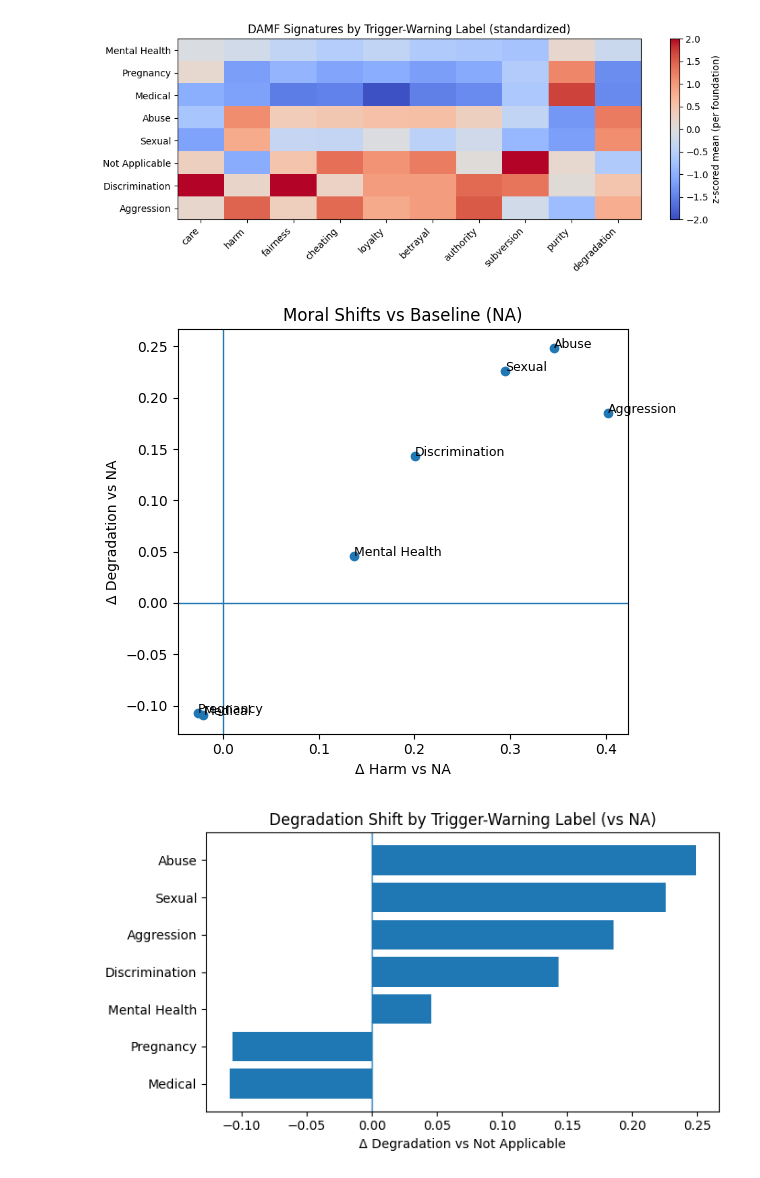
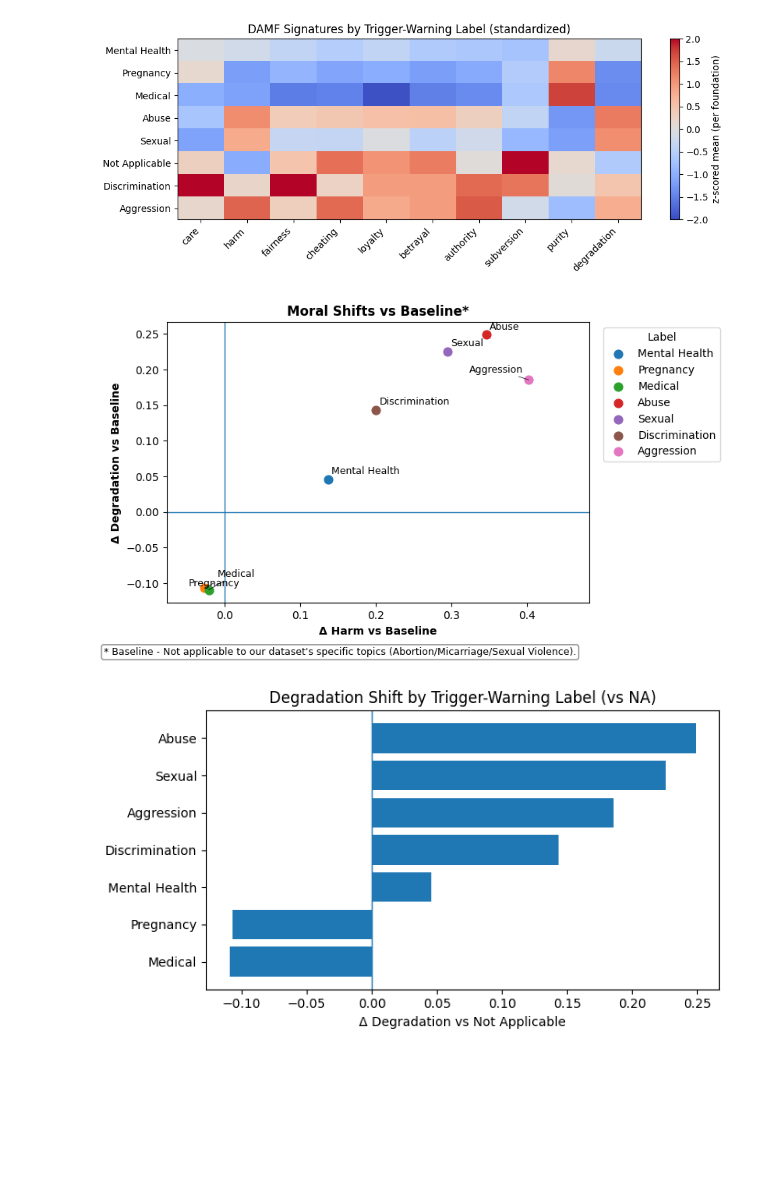
Before and after one commit to ShirleneRose/TriggerWarnings, a Jupyter notebook: jupyter-notebooks/DAMF.ipynb, the cells around one changed output. Saved outputs shown, nothing was run; the diff lists cells and outputs as text; code cells hidden in the pictures; blank space fills up the shorter version.

```diff
--- a/jupyter-notebooks/DAMF.ipynb
+++ b/jupyter-notebooks/DAMF.ipynb
@@ -609,21 +608,85 @@ plt.show()
 # %% [output]
 [figure]
 # %%
-plt.figure(figsize=(6,5))
-plt.scatter(tw_delta["damf_harm_delta_vs_NA"], tw_delta["damf_degradation_delta_vs_NA"])
+import matplotlib.pyplot as plt
 
+fig, ax = plt.subplots(figsize=(7,5))
+
+labels = tw_delta["tw_label"].unique()
+cmap = plt.get_cmap("tab10")
+color_map = {lab: cmap(i % 10) for i, lab in enumerate(labels)}
+
+# scatter points (different color per label)
+for lab in labels:
+    d = tw_delta[tw_delta["tw_label"] == lab]
+    ax.scatter(
+        d["damf_harm_delta_vs_NA"],
+        d["damf_degradation_delta_vs_NA"],
+        label=lab,
+        color=color_map[lab],
+        s=60
+    )
+
+# Offsets to avoid overlaps/clipping
+offsets = {
+    "Pregnancy": (-15, 0),
+    "Medical": (8, 10),
+    "Aggression": (-55, 5),
+}
+
+# label each point
 for _, r in tw_delta.iterrows():
-    plt.text(r["damf_harm_delta_vs_NA"], r["damf_degradation_delta_vs_NA"], r["tw_label"], fontsize=9)
+    x = r["damf_harm_delta_vs_NA"]
+    y = r["damf_degradation_delta_vs_NA"]
+    lab = r["tw_label"]
 
-plt.axhline(0, linewidth=1)
-plt.axvline(0, linewidth=1)
-plt.xlabel("Δ Harm vs NA")
-plt.ylabel("Δ Degradation vs NA")
-plt.title("Moral Shifts vs Baseline (NA)")
-plt.tight_layout()
+    dx, dy = offsets.get(lab, (3, 3))
+    ax.annotate(
+        lab,
+        (x, y),
+        xytext=(dx, dy),
+        textcoords="offset points",
+        fontsize=9,
+        ha="left",
+        va="bottom",
+        arrowprops=dict(arrowstyle="-", lw=0.5, shrinkA=0, shrinkB=0) if lab in offsets else None,
+        clip_on=False
+    )
+
+# add a little right-side padding so rightmost labels have space
+xmin = tw_delta["damf_harm_delta_vs_NA"].min()
+xmax = tw_delta["damf_harm_delta_vs_NA"].max()
+ax.set_xlim(xmin - 0.05, xmax + 0.08)
+
+# reference lines
+ax.axhline(0, linewidth=1)
+ax.axvline(0, linewidth=1)
+
+# ✅ bold + updated title text
+ax.set_title("Moral Shifts vs Baseline*", fontweight="bold")
+ax.set_xlabel("Δ Harm vs Baseline", fontweight="bold")
+ax.set_ylabel("Δ Degradation vs Baseline", fontweight="bold")
+
+# legend
+ax.legend(title="Label", bbox_to_anchor=(1.02, 1), loc="upper left")
+
+# ✅ make room at the bottom for footnote (so it never overlaps plot)
+fig.subplots_adjust(bottom=0.16)
+
+# ✅ footnote outside plot area, bottom-left (like your radar chart)
+footnote = "* Baseline - Not applicable to our dataset's specific topics (Abortion/Micarriage/Sexual Violence)."
+fig.text(
+    0.01, 0.02, footnote,
+    ha="left", va="bottom",
+    fontsize=9,
+    bbox=dict(boxstyle="round,pad=0.25", facecolor="white", alpha=0.95, edgecolor="gray")
+)
+
+# save + show
+fig.savefig("moral_shifts_vs_baseline_NA.pdf", format="pdf", bbox_inches="tight")
 plt.show()
 # %% [output]
-[figure, old version]
+[figure, new version]
 # %%
 d = tw_delta.sort_values("damf_degradation_delta_vs_NA", ascending=True)
 
```
Also changed, not shown: parts of 4 cells of this notebook, 2 other files.
